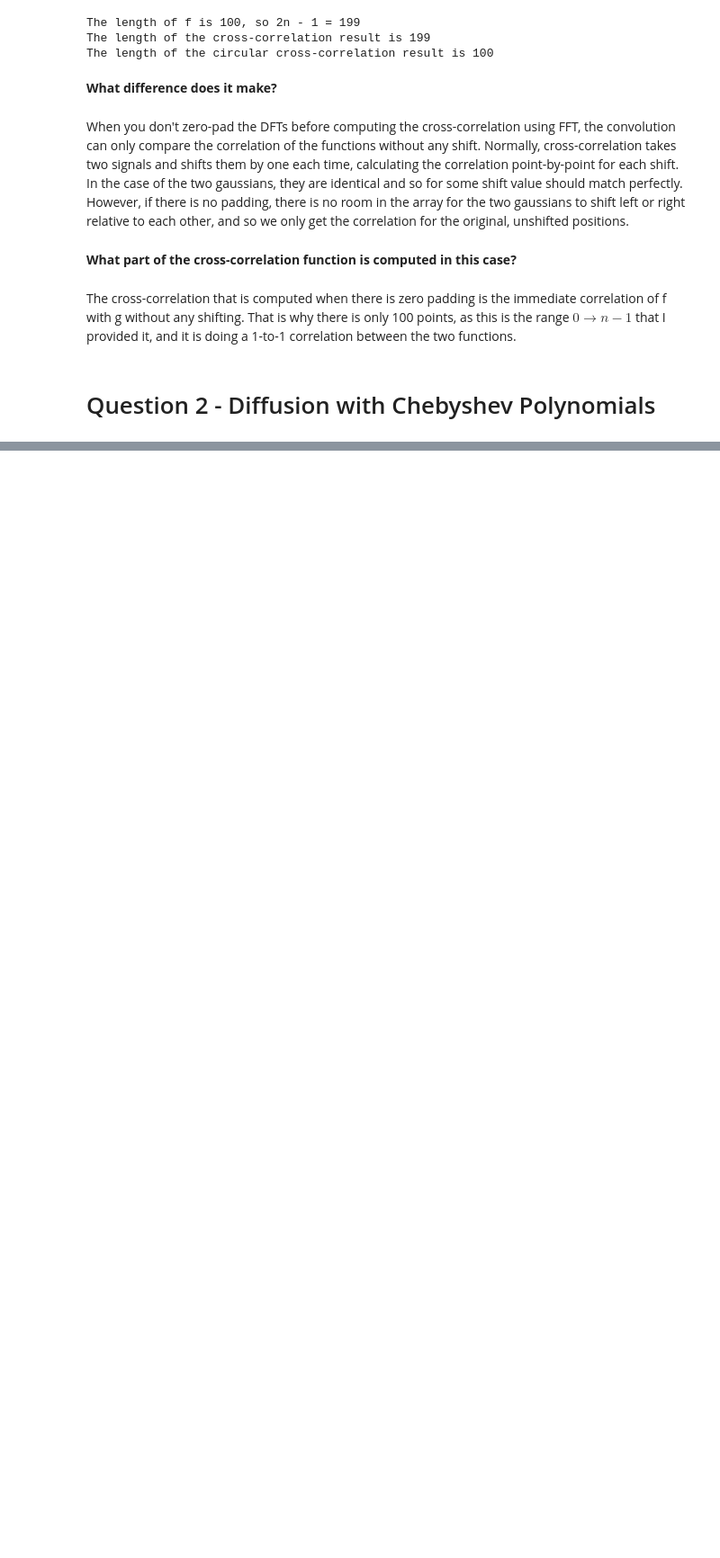
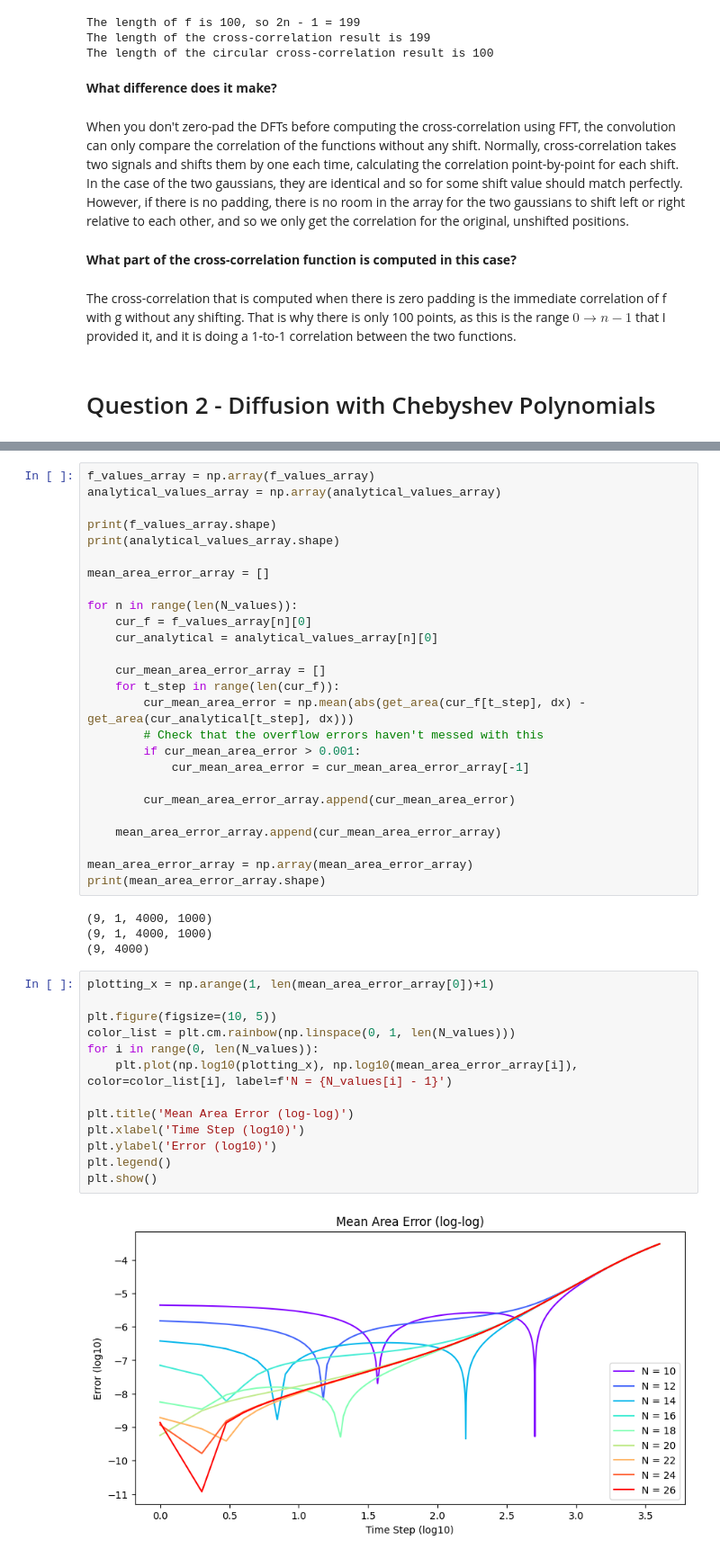
Before and after one commit to LFW25/PHYS512-Computational_Physics, a Jupyter notebook: Assignments/A7.ipynb, the cells around one changed output, grey strips where cells are left out. Shown at 90% size. Drawn from its saved outputs; the diff is of its cells as text; blank space fills up the shorter version.

```diff
--- a/Assignments/A7.ipynb
+++ b/Assignments/A7.ipynb
@@ -442,0 +548,45 @@ original len of a is 41
+# %%
+f_values_array = np.array(f_values_array)
+analytical_values_array = np.array(analytical_values_array)
+
+print(f_values_array.shape)
+print(analytical_values_array.shape)
+
+mean_area_error_array = []
+
+for n in range(len(N_values)):
+    cur_f = f_values_array[n][0]
+    cur_analytical = analytical_values_array[n][0]
+
+    cur_mean_area_error_array = []
+    for t_step in range(len(cur_f)):
+        cur_mean_area_error = np.mean(abs(get_area(cur_f[t_step], dx) - get_area(cur_analytical[t_step], dx)))
+        # Check that the overflow errors haven't messed with this
+        if cur_mean_area_error > 0.001:
+            cur_mean_area_error = cur_mean_area_error_array[-1]
+
+        cur_mean_area_error_array.append(cur_mean_area_error)
+
+    mean_area_error_array.append(cur_mean_area_error_array)
+
+mean_area_error_array = np.array(mean_area_error_array)
+print(mean_area_error_array.shape)
+# %% [output]
+(9, 1, 4000, 1000)
+(9, 1, 4000, 1000)
+(9, 4000)
+# %%
+plotting_x = np.arange(1, len(mean_area_error_array[0])+1)
+
+plt.figure(figsize=(10, 5))
+color_list = plt.cm.rainbow(np.linspace(0, 1, len(N_values)))
+for i in range(0, len(N_values)):
+    plt.plot(np.log10(plotting_x), np.log10(mean_area_error_array[i]), color=color_list[i], label=f'N = {N_values[i] - 1}')
+
+plt.title('Mean Area Error (log-log)')
+plt.xlabel('Time Step (log10)')
+plt.ylabel('Error (log10)')
+plt.legend()
+plt.show()
+# %% [output]
+[figure, added]
```
Also changed, not shown: parts of 10 cells of this notebook.
